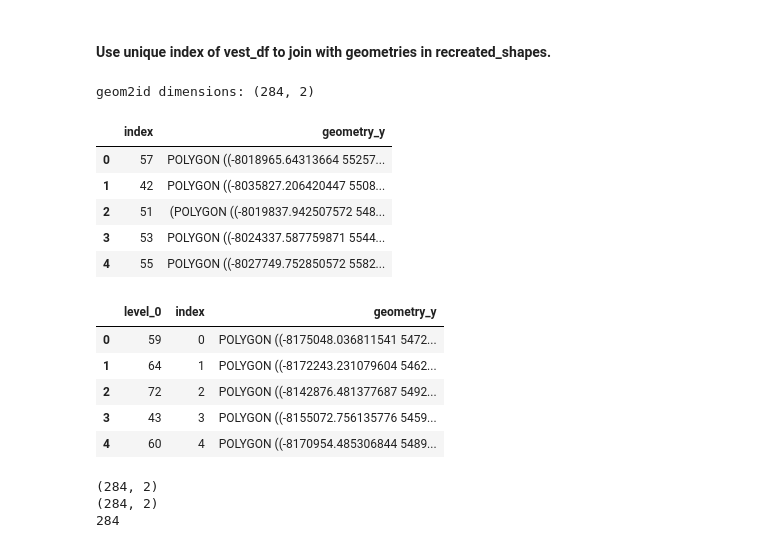
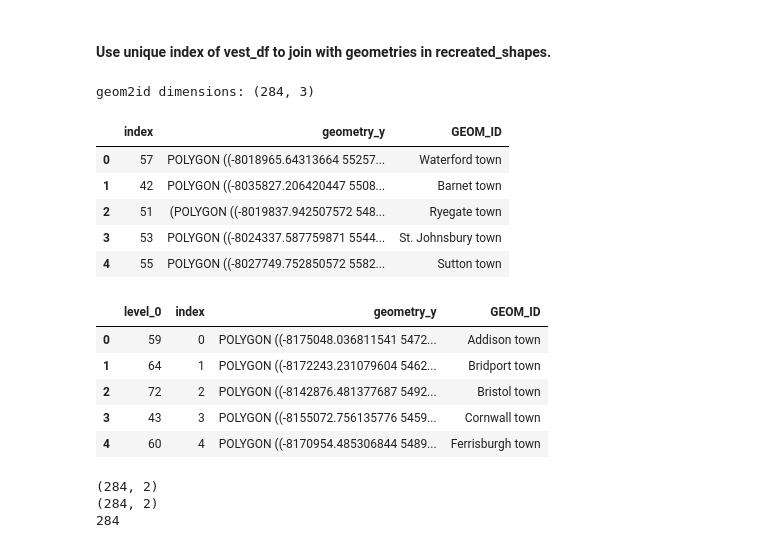
Before and after one commit to nonpartisan-redistricting-datahub/pdv-vt, a Jupyter notebook: vest-vt-2018/vest-vt-2018-validation.ipynb, the cells around one changed output. Cells and saved outputs as stored; diff of their text form; code cells hidden in the pictures.

Commit message:
updating to show precinct name comparison between VEST, SoS, and shapefiles

```diff
--- a/vest-vt-2018/vest-vt-2018-validation.ipynb
+++ b/vest-vt-2018/vest-vt-2018-validation.ipynb
@@ -364,6 +380,7 @@ recreated_shapes.head()
 # %%
 geoms = []
 ids = []
+geom_ids = []
 
 election_df = election_df.to_crs(CRS)
 
@@ -371,6 +388,7 @@ weird_idxs = []
 
 for i in range(len(recreated_shapes)):
     geom = recreated_shapes["geometry"].iloc[i]
+    geom_ids.append(recreated_shapes["NAMELSAD10"].iloc[i])
 
     vest_match = election_df[election_df["geometry"].intersects(geom)].copy()
     orig_idxs = vest_match.index.to_numpy()
@@ -394,34 +412,35 @@ for i in range(len(recreated_shapes)):
 
 
 # dataframe that will be used to join the raw geometry row to vest
-geom2id = pd.DataFrame(data={"index" : ids, "geometry_y" : geoms})
+geom2id = pd.DataFrame(data={"index" : ids, "geometry_y" : geoms, "GEOM_ID" : geom_ids})
 print("geom2id dimensions:", geom2id.shape)
 # %% [output]
-geom2id dimensions: (284, 2)
+geom2id dimensions: (284, 3)
 # %%
 display(geom2id.head())
 geom2id = geom2id.sort_values("index")
 
 geom2id.reset_index(inplace=True)
 display(geom2id.head())
 election_df["geometry_y"] = geom2id["geometry_y"]
+election_df["GEOM_ID"] = geom2id["GEOM_ID"]
 
 
 vest_shapes = gp.GeoDataFrame(election_df["STATEFP"],geometry=election_df["geometry"])
 raw_shapes = gp.GeoDataFrame(election_df["STATEFP"],geometry=election_df["geometry_y"], crs=CRS)
 # %% [output]
-|  | index | geometry_y |
-| 0 | 57 | POLYGON ((-8018965.64313664 55257... |
-| 1 | 42 | POLYGON ((-8035827.206420447 5508... |
-| 2 | 51 | (POLYGON ((-8019837.942507572 548... |
-| 3 | 53 | POLYGON ((-8024337.587759871 5544... |
-| 4 | 55 | POLYGON ((-8027749.752850572 5582... |
+|  | index | geometry_y | GEOM_ID |
+| 0 | 57 | POLYGON ((-8018965.64313664 55257... | Waterford town |
+| 1 | 42 | POLYGON ((-8035827.206420447 5508... | Barnet town |
+| 2 | 51 | (POLYGON ((-8019837.942507572 548... | Ryegate town |
+| 3 | 53 | POLYGON ((-8024337.587759871 5544... | St. Johnsbury town |
+| 4 | 55 | POLYGON ((-8027749.752850572 5582... | Sutton town |
-|  | level_0 | index | geometry_y |
-| 0 | 59 | 0 | POLYGON ((-8175048.036811541 5472... |
-| 1 | 64 | 1 | POLYGON ((-8172243.231079604 5462... |
-| 2 | 72 | 2 | POLYGON ((-8142876.481377687 5492... |
-| 3 | 43 | 3 | POLYGON ((-8155072.756135776 5459... |
-| 4 | 60 | 4 | POLYGON ((-8170954.485306844 5489... |
+|  | level_0 | index | geometry_y | GEOM_ID |
+| 0 | 59 | 0 | POLYGON ((-8175048.036811541 5472... | Addison town |
+| 1 | 64 | 1 | POLYGON ((-8172243.231079604 5462... | Bridport town |
+| 2 | 72 | 2 | POLYGON ((-8142876.481377687 5492... | Bristol town |
+| 3 | 43 | 3 | POLYGON ((-8155072.756135776 5459... | Cornwall town |
+| 4 | 60 | 4 | POLYGON ((-8170954.485306844 5489... | Ferrisburgh town |
 # %%
 print(vest_shapes.shape)
 print(raw_shapes.shape)
```
Also changed, not shown: parts of 5 cells of this notebook.
